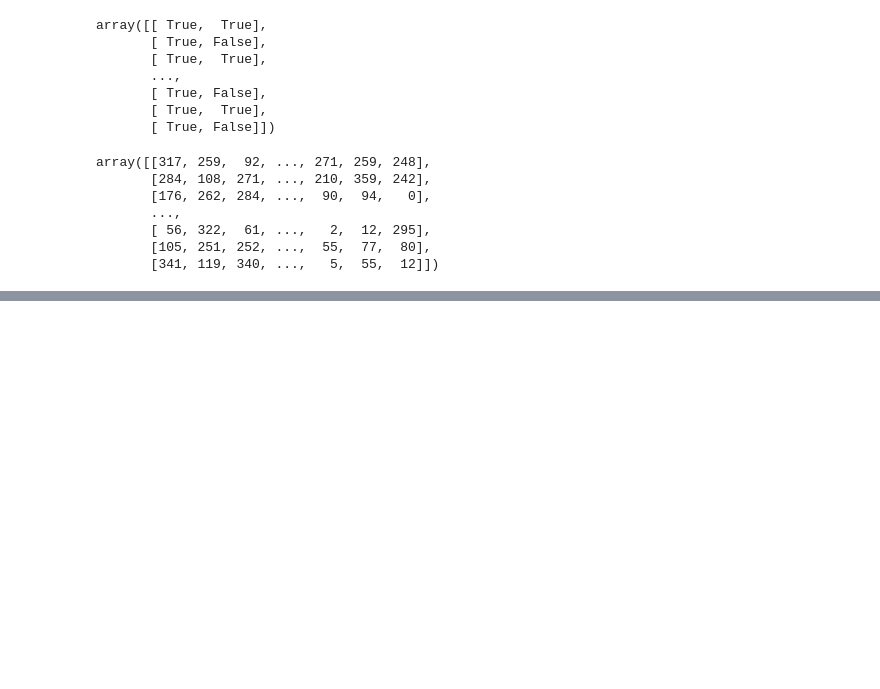
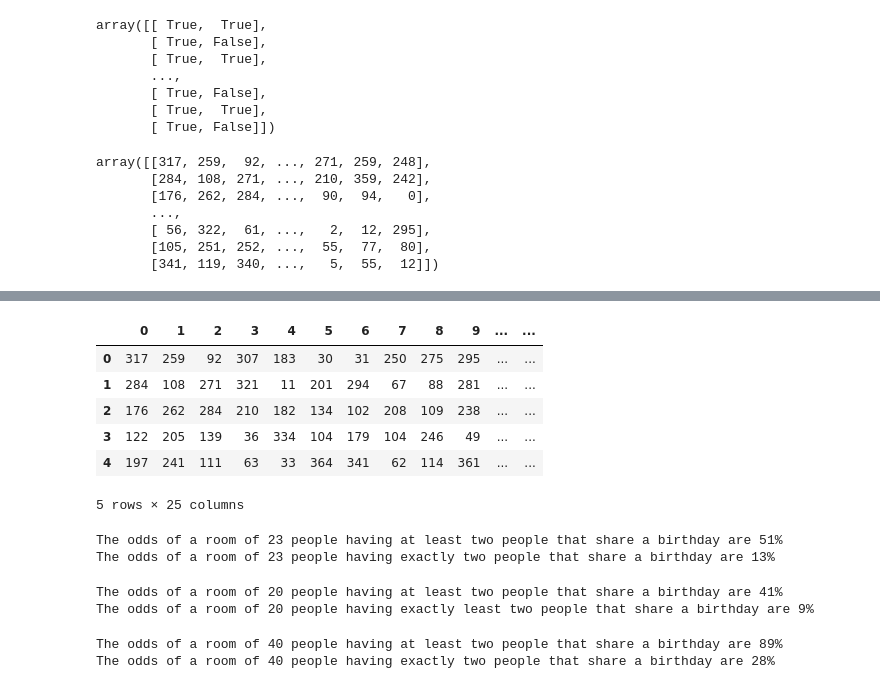
Before and after one commit to dlmitc3/statistics-exercises, a Jupyter notebook: simulation.ipynb, the cells around one changed output, grey strips where cells are left out. Saved outputs shown, nothing was run; the diff lists cells and outputs as text; code cells hidden in the pictures; blank space fills up the shorter version.

```diff
--- a/simulation.ipynb
+++ b/simulation.ipynb
@@ -442,0 +454,69 @@ array([[317, 259,  92, ..., 271, 259, 248],
+# %%
+df['at_least_two_matching_birthdays'] = df.nunique(axis=1) < ncols
+df['exactly_two_matching_birthdays'] = df.nunique(axis=1) == ncols-1
+df.head()
+# %% [output]
+|  | 0 | 1 | 2 | 3 | 4 | 5 | 6 | 7 | 8 | 9 | ... | ... |
+| 0 | 317 | 259 | 92 | 307 | 183 | 30 | 31 | 250 | 275 | 295 | ... | ... |
+| 1 | 284 | 108 | 271 | 321 | 11 | 201 | 294 | 67 | 88 | 281 | ... | ... |
+| 2 | 176 | 262 | 284 | 210 | 182 | 134 | 102 | 208 | 109 | 238 | ... | ... |
+| 3 | 122 | 205 | 139 | 36 | 334 | 104 | 179 | 104 | 246 | 49 | ... | ... |
+| 4 | 197 | 241 | 111 | 63 | 33 | 364 | 341 | 62 | 114 | 361 | ... | ... |
+5 rows × 25 columns
+# %%
+at_least_two_matching_birthdays = int(round(df['at_least_two_matching_birthdays'].mean(),2) * 100)
+exactly_two_matching_birthdays = int(round(df['exactly_two_matching_birthdays'].mean(),2) * 100)
+
+print(f'The odds of a room of {ncols} people having at least two people that share a birthday are {at_least_two_matching_birthdays}%')
+print(f'The odds of a room of {ncols} people having exactly two people that share a birthday are {exactly_two_matching_birthdays}%')
+# %% [output]
+The odds of a room of 23 people having at least two people that share a birthday are 51%
+The odds of a room of 23 people having exactly two people that share a birthday are 13%
+# %%
+nrows = 100_000 # set rows to number of simulations
+ncols = 20       # set columns to number of students in each simulation
+
+# create array with each row representing a simulation and each column representing a student in the simulation
+sightings = np.random.choice([r for r in range(366)], nrows * ncols).reshape(nrows, ncols)
+
+# convert to data frame
+df = pd.DataFrame(sightings)
+
+# add calculation columnns
+df['at_least_two_matching_birthdays'] = df.nunique(axis=1) < ncols
+df['exactly_two_matching_birthdays'] = df.nunique(axis=1) == ncols-1
+
+# get mean of calculation True/False columns
+# format and print results
+at_least_two_matching_birthdays = int(round(df['at_least_two_matching_birthdays'].mean(),2) * 100)
+exactly_two_matching_birthdays = int(round(df['exactly_two_matching_birthdays'].mean(),2) * 100)
+
+print(f'The odds of a room of {ncols} people having at least two people that share a birthday are {at_least_two_matching_birthdays}%')
+print(f'The odds of a room of {ncols} people having exactly least two people that share a birthday are {exactly_two_matching_birthdays}%')
+# %% [output]
+The odds of a room of 20 people having at least two people that share a birthday are 41%
+The odds of a room of 20 people having exactly least two people that share a birthday are 9%
+# %%
+nrows = 100_000 # set rows to number of simulations
+ncols = 40       # set columns to number of students in each simulation
+
+# create array with each row representing a simulation and each column representing a student in the simulation
+sightings = np.random.choice([r for r in range(366)], nrows * ncols).reshape(nrows, ncols)
+
+# convert to data frame
+df = pd.DataFrame(sightings)
+
+# add calculation columnns
+df['at_least_two_matching_birthdays'] = df.nunique(axis=1) < ncols
+df['exactly_two_matching_birthdays'] = df.nunique(axis=1) == ncols-1
+
+# get mean of calculation True/False columns
+# format and print results
+at_least_two_matching_birthdays = int(round(df['at_least_two_matching_birthdays'].mean(),2) * 100)
+exactly_two_matching_birthdays = int(round(df['exactly_two_matching_birthdays'].mean(),2) * 100)
+
+print(f'The odds of a room of {ncols} people having at least two people that share a birthday are {at_least_two_matching_birthdays}%')
+print(f'The odds of a room of {ncols} people having exactly two people that share a birthday are {exactly_two_matching_birthdays}%')
+# %% [output]
+The odds of a room of 40 people having at least two people that share a birthday are 89%
+The odds of a room of 40 people having exactly two people that share a birthday are 28%
```
Also changed, not shown: parts of 1 cell of this notebook.
